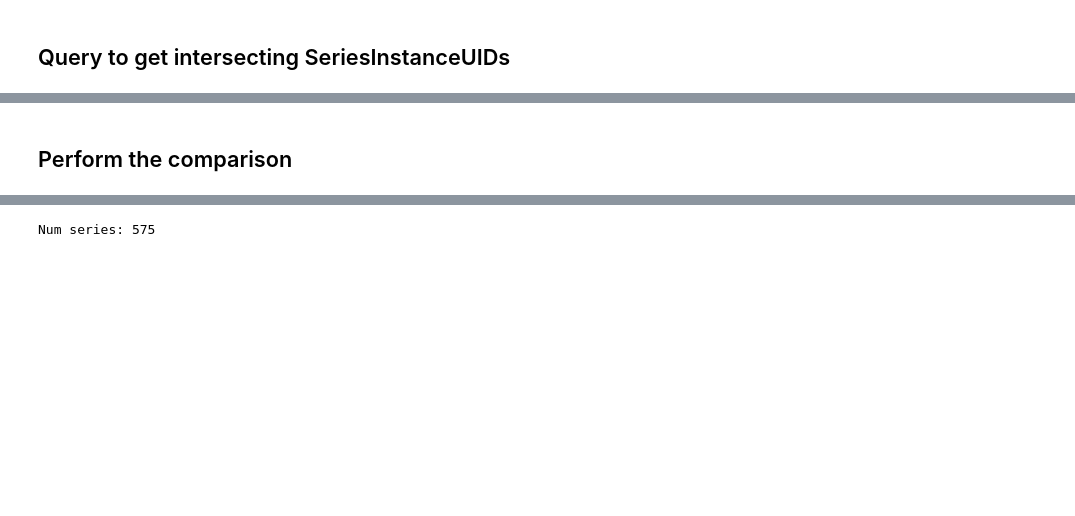
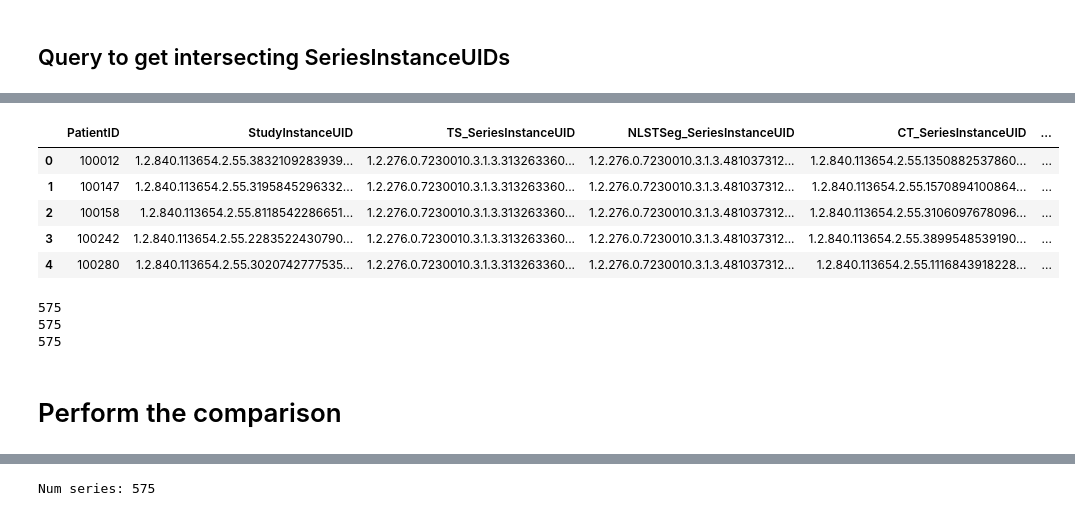
Before and after one commit to deepakri201/NLSTNatureSciData, a Jupyter notebook: TechnicalValidation/consistencyChecks/NLSTSegVsTS.ipynb, the cells around one changed output, grey strips where cells are left out. Cells and saved outputs as stored; diff of their text form; code cells hidden in the pictures; blank space fills up the shorter version.

```diff
--- a/TechnicalValidation/consistencyChecks/NLSTSegVsTS.ipynb
+++ b/TechnicalValidation/consistencyChecks/NLSTSegVsTS.ipynb
@@ -278,0 +223,60 @@ See the caveats in the documentation: https://pandas.pydata.org/pandas-docs/stab
+# %%
+# First we find the ReferencedSeriesInstanceUIDs that overlap between
+# NLSTSeg lesions and TotalSegmentator SEG files
+
+client_bq = bigquery.Client(project=project_name)
+query = f"""
+      WITH nlstseg AS (
+        SELECT DISTINCT
+          PatientID,
+          StudyInstanceUID,
+          SeriesInstanceUID,
+          ReferencedSeriesSequence[SAFE_OFFSET(0)].SeriesInstanceUID AS ReferencedSeriesInstanceUID,
+          gcs_url
+        FROM
+          `bigquery-public-data.idc_v23.dicom_all`
+        WHERE
+          analysis_result_id = 'NLSTSeg' AND
+          Modality = 'SEG'
+      )
+      SELECT DISTINCT
+        dicom_all.PatientID,
+        dicom_all.StudyInstanceUID,
+        dicom_all.SeriesInstanceUID AS TS_SeriesInstanceUID,
+        nlstseg.SeriesInstanceUID AS NLSTSeg_SeriesInstanceUID,
+        nlstseg.ReferencedSeriesInstanceUID AS CT_SeriesInstanceUID,
+        dicom_all.gcs_url AS TS_gcs_url,
+        nlstseg.gcs_url AS NLSTSeg_gcs_url
+      FROM
+        `bigquery-public-data.idc_v23.dicom_all` as dicom_all
+      JOIN
+        nlstseg
+      ON
+        nlstseg.ReferencedSeriesInstanceUID = dicom_all.ReferencedSeriesSequence[SAFE_OFFSET(0)].SeriesInstanceUID
+      WHERE
+        analysis_result_id = 'TotalSegmentator-CT-Segmentations' AND
+        Modality = 'SEG'
+      ORDER BY
+        dicom_all.PatientID,
+        dicom_all.StudyInstanceUID
+      """
+df_seg = client_bq.query(query).to_dataframe()
+# %%
+df_seg.head()
+# %% [output]
+|  | PatientID | StudyInstanceUID | TS_SeriesInstanceUID | NLSTSeg_SeriesInstanceUID | CT_SeriesInstanceUID | ... |
+| 0 | 100012 | 1.2.840.113654.2.55.3832109283939... | 1.2.276.0.7230010.3.1.3.313263360... | 1.2.276.0.7230010.3.1.3.481037312... | 1.2.840.113654.2.55.1350882537860... | ... |
+| 1 | 100147 | 1.2.840.113654.2.55.3195845296332... | 1.2.276.0.7230010.3.1.3.313263360... | 1.2.276.0.7230010.3.1.3.481037312... | 1.2.840.113654.2.55.1570894100864... | ... |
+| 2 | 100158 | 1.2.840.113654.2.55.8118542286651... | 1.2.276.0.7230010.3.1.3.313263360... | 1.2.276.0.7230010.3.1.3.481037312... | 1.2.840.113654.2.55.3106097678096... | ... |
+| 3 | 100242 | 1.2.840.113654.2.55.2283522430790... | 1.2.276.0.7230010.3.1.3.313263360... | 1.2.276.0.7230010.3.1.3.481037312... | 1.2.840.113654.2.55.3899548539190... | ... |
+| 4 | 100280 | 1.2.840.113654.2.55.3020742777535... | 1.2.276.0.7230010.3.1.3.313263360... | 1.2.276.0.7230010.3.1.3.481037312... | 1.2.840.113654.2.55.1116843918228... | ... |
+# %%
+# Print some metrics
+
+print(len(df_seg))
+print(len(list(set(df_seg['PatientID'].values))))
+print(len(list(set(df_seg['StudyInstanceUID'].values))))
+# %% [output]
+575
+575
+575
@@ -279,2 +320,2 @@ See the caveats in the documentation: https://pandas.pydata.org/pandas-docs/stab
 # %% [markdown]
-## Perform the comparison
+# Perform the comparison
```
Also changed, not shown: parts of 26 cells of this notebook.
